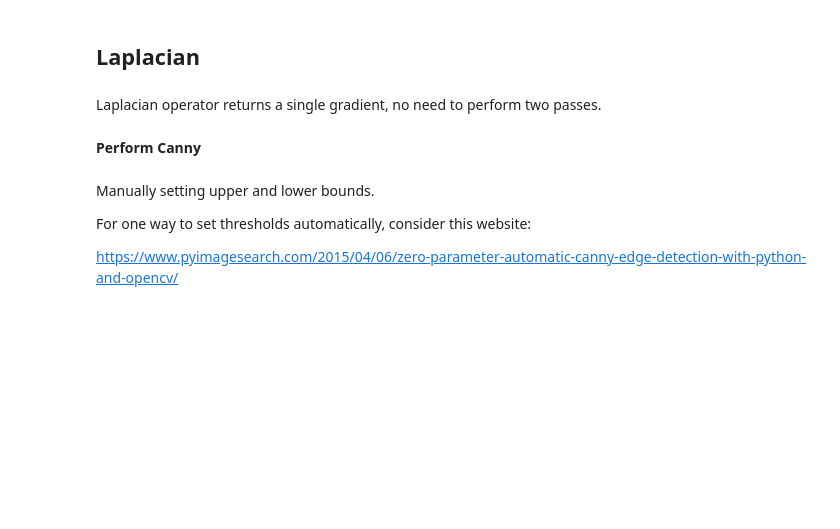
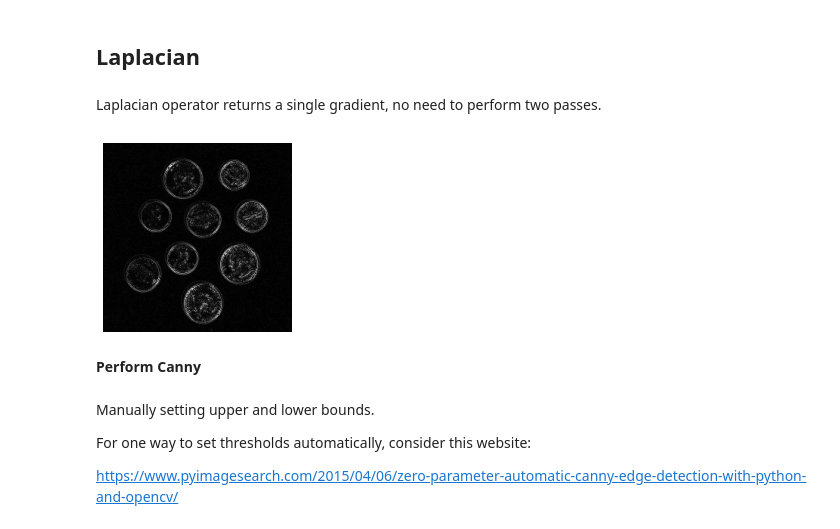
Before and after one commit to CDS-AU-DK/cds-visual, a Jupyter notebook: notebooks/session5_inclass_rdkm.ipynb, the cells around one changed output. Cells and saved outputs as stored; diff of their text form; code cells hidden in the pictures; blank space fills up the shorter version.

```diff
--- a/notebooks/session5_inclass_rdkm.ipynb
+++ b/notebooks/session5_inclass_rdkm.ipynb
@@ -40,5 +55,13 @@
 ## Laplacian
 # %% [markdown]
 Laplacian operator returns a single gradient, no need to perform two passes.
+# %%
+#laplacian to compute gradient magnitude
+lap = cv2.Laplacian(grey, cv2.CV_64F)
+lap = np.uint8(np.absolute(lap))
+# %%
+jimshow_channel(lap)
+# %% [output]
+[figure, added]
 # %% [markdown]
 __Perform Canny__
```
Also changed, not shown: parts of 20 cells of this notebook.
